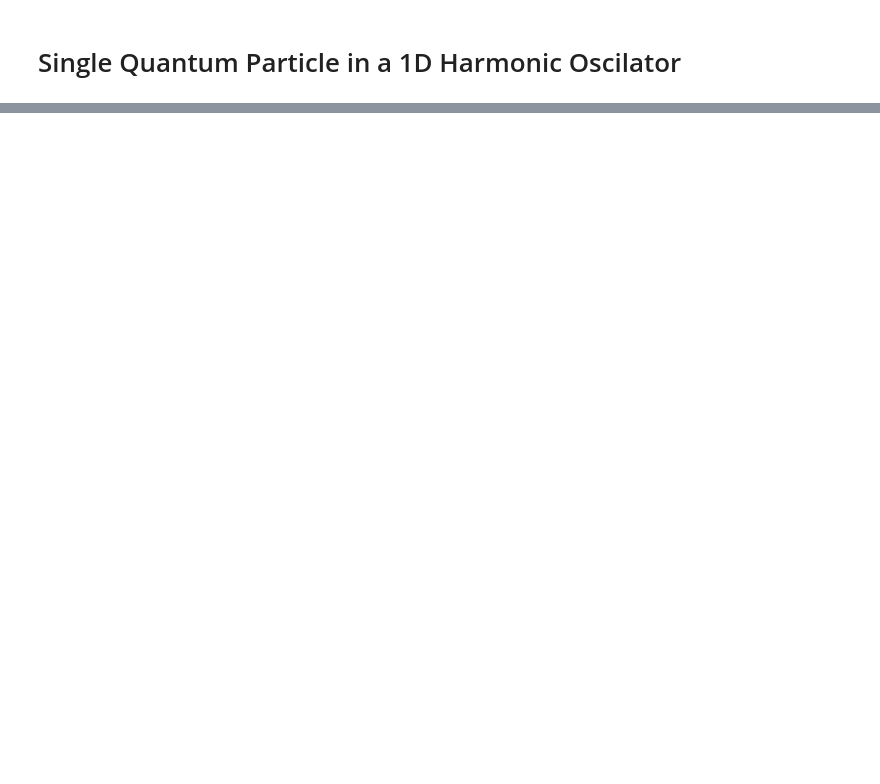
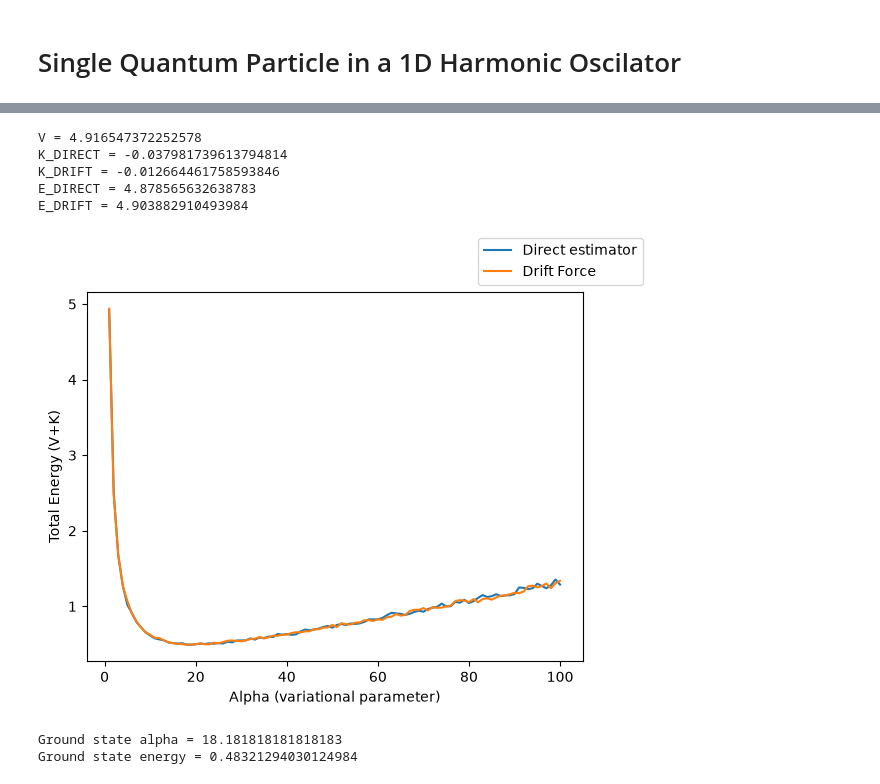
Before and after one commit to Gerysto/montecarlo-practice, a Jupyter notebook: exercici_2/exercici2.ipynb, the cells around one changed output, grey strips where cells are left out. Drawn from its saved outputs; the diff is of its cells as text; code cells hidden in the pictures; blank space fills up the shorter version.

```diff
--- a/exercici_2/exercici2.ipynb
+++ b/exercici_2/exercici2.ipynb
@@ -146,0 +65,49 @@ def potential_energy(m, omega, x):
+# %%
+N = 1_000_000
+V = exp.average_potential_energy(N)
+K_DIRECT = exp.average_kinetic_energy_direct_estimator(N)
+K_DRIFT  = exp.average_kinetic_energy_drift_force(N)
+E_DIRECT = K_DIRECT + V
+E_DRIFT  = K_DRIFT + V
+
+print(f"V = {V}")
+print(f"K_DIRECT = {K_DIRECT}")
+print(f"K_DRIFT = {K_DRIFT}")
+print(f"E_DIRECT = {E_DIRECT}")
+print(f"E_DRIFT = {E_DRIFT}")
+# %% [output]
+V = 4.916547372252578
+K_DIRECT = -0.037981739613794814
+K_DRIFT = -0.012664461758593846
+E_DIRECT = 4.878565632638783
+E_DRIFT = 4.903882910493984
+# %%
+N = 20_000
+NUM_CONFIGS = 100
+
+alphas = np.linspace(1, 100, NUM_CONFIGS)
+
+direct_energies = [0 for i in range(NUM_CONFIGS)]
+drift_energies = [0 for i in range(NUM_CONFIGS)]
+
+for i, alpha in tqdm(enumerate(alphas)):
+    exp.set_alpha(alpha)
+    direct_energies[i] = exp.average_energy_direct_estimator(N)
+    drift_energies[i] = exp.average_energy_drift_force(N)
+
+fig = plt.figure()
+_ = plt.plot(alphas, direct_energies, label="Direct estimator")
+_ = plt.plot(alphas, drift_energies, label="Drift Force")
+_ = plt.xlabel("Alpha (variational parameter)")
+_ = plt.ylabel("Total Energy (V+K)")
+_ = fig.legend()
+# %% [output]
+[figure, added]
+# %%
+ground_state_alpha = alphas[np.argmin(direct_energies[1:])]
+
+print(f"Ground state alpha = {ground_state_alpha}" )
+print(f"Ground state energy = {np.min(direct_energies[1:])}")
+# %% [output]
+Ground state alpha = 18.181818181818183
+Ground state energy = 0.48321294030124984
```
Also changed, not shown: parts of 19 cells of this notebook, 1 other file.
